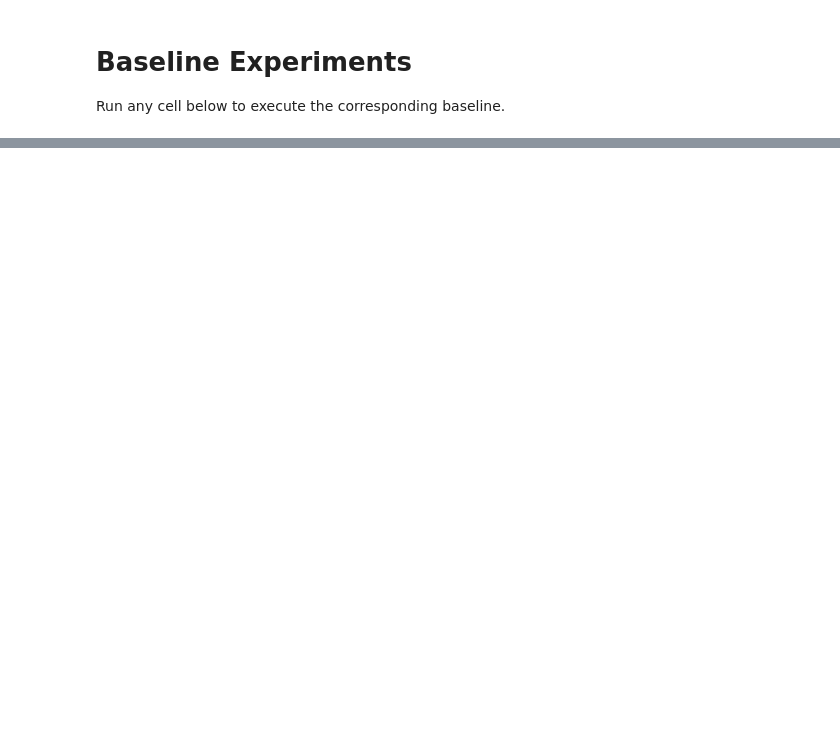
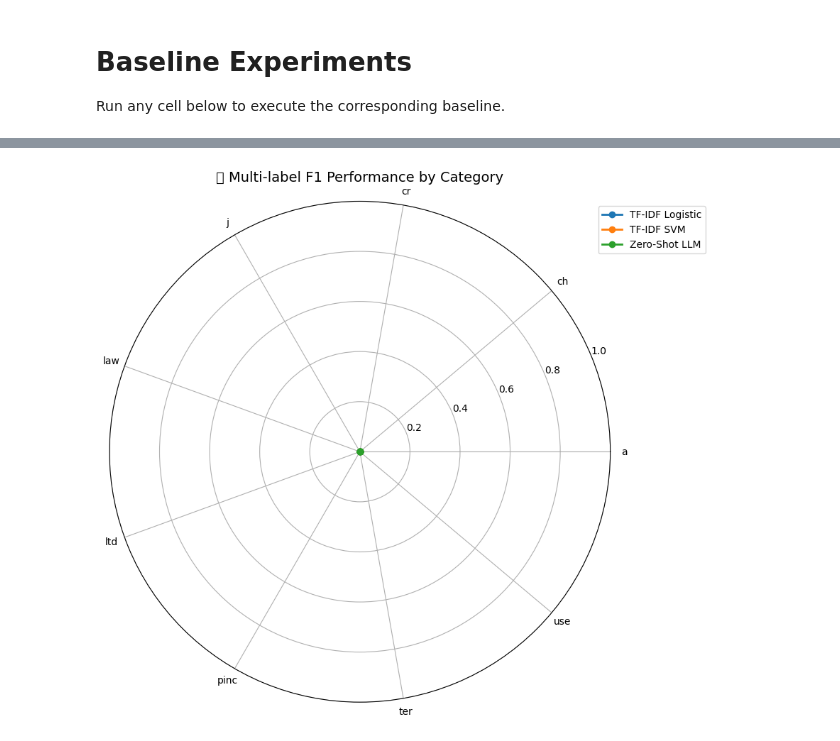
Before and after one commit to mibressler/lnlp-project, a Jupyter notebook: baselines.ipynb, the cells around one changed output, grey strips where cells are left out. Saved outputs shown, nothing was run; the diff lists cells and outputs as text; code cells hidden in the pictures; blank space fills up the shorter version.

```diff
--- a/baselines.ipynb
+++ b/baselines.ipynb
@@ -39,6 +52,7 @@ Per-label F1:
 # %%
 from baseline_implementations.tfidf_baseline import run_svm
-run_svm(dataset, max_features=tfidf_max_features)
+metrics = run_svm(dataset, max_features=tfidf_max_features, sample_size=tfidf_sample_size)
+results.append(("TF-IDF SVM", metrics))
 # %% [output]
 === TF-IDF SVM - Validation ===
 -- Binary classification --
@@ -60,4 +74,5 @@ Per-label F1:
 # %%
 from baseline_implementations.bert_baseline import run as run_bert
-run_bert(dataset, epochs=bert_epochs)
+metrics = run_bert(dataset, epochs=bert_epochs, sample_size=bert_sample_size)
+results.append(("BERT", metrics))
 # %% [output]
@@ -65,6 +80,7 @@ KeyboardInterrupt:
 # %%
 from baseline_implementations.zero_shot_baseline import run as run_zero_shot
-run_zero_shot(dataset, sample_size=zero_shot_sample_size)
+metrics = run_zero_shot(dataset, sample_size=zero_shot_sample_size)
+results.append(("Zero-Shot LLM", metrics))
 # %% [output]
 === LLM zero-shot - Test ===
 -- Binary classification --
@@ -89,4 +102,5 @@ Per-label F1:
 # %%
 from baseline_implementations.opro_baseline import run as run_opro
-run_opro(dataset, iterations=opro_iterations)
+metrics = run_opro(dataset, iterations=opro_iterations, sample_size=opro_sample_size)
+results.append(("OPRO", metrics))
 # %% [output]
@@ -98,0 +214,43 @@ KeyboardInterrupt
+# %%
+# Extract labels from per_label_tables if available
+if per_label_tables:
+    labels = per_label_tables[0][1]['Label'].tolist()
+else:
+    # Fallback: extract from multi_rows if per_label data exists
+    labels = []
+    for name, metrics in results:
+        multi = metrics.get('multi_test') or metrics.get('multi_val')
+        if multi and 'per_label' in multi:
+            labels = list(multi['per_label'].keys())
+            break
+
+# Multi-label performance radar chart
+if multi_rows and labels:
+    fig, ax = plt.subplots(figsize=(10, 8), subplot_kw=dict(projection='polar'))
+
+    angles = np.linspace(0, 2*np.pi, len(labels), endpoint=False).tolist()
+    angles += angles[:1]  # Complete the circle
+
+    # Extract per_label data from results
+    for name, metrics in results:
+        multi = metrics.get('multi_test') or metrics.get('multi_val')
+        if multi and 'per_label' in multi:
+            per_label = multi['per_label']
+            values = [per_label.get(lbl, {}).get('f1', 0) for lbl in labels]
+            values += values[:1]  # Complete the circle
+            ax.plot(angles, values, 'o-', linewidth=2, label=name, markersize=6)
+            ax.fill(angles, values, alpha=0.1)
+
+    ax.set_xticks(angles[:-1])
+    ax.set_xticklabels(labels, fontsize=10)
+    ax.set_ylim(0, 1)
+    ax.set_title('🎯 Multi-label F1 Performance by Category', pad=20, fontsize=14)
+    ax.legend(loc='upper right', bbox_to_anchor=(1.2, 1.0))
+    ax.grid(True)
+
+    plt.tight_layout()
+    plt.show()
+else:
+    print("No multi-label data available for radar chart")
+# %% [output]
+[figure, added]
```
Also changed, not shown: parts of 8 cells of this notebook, 12 other files.
